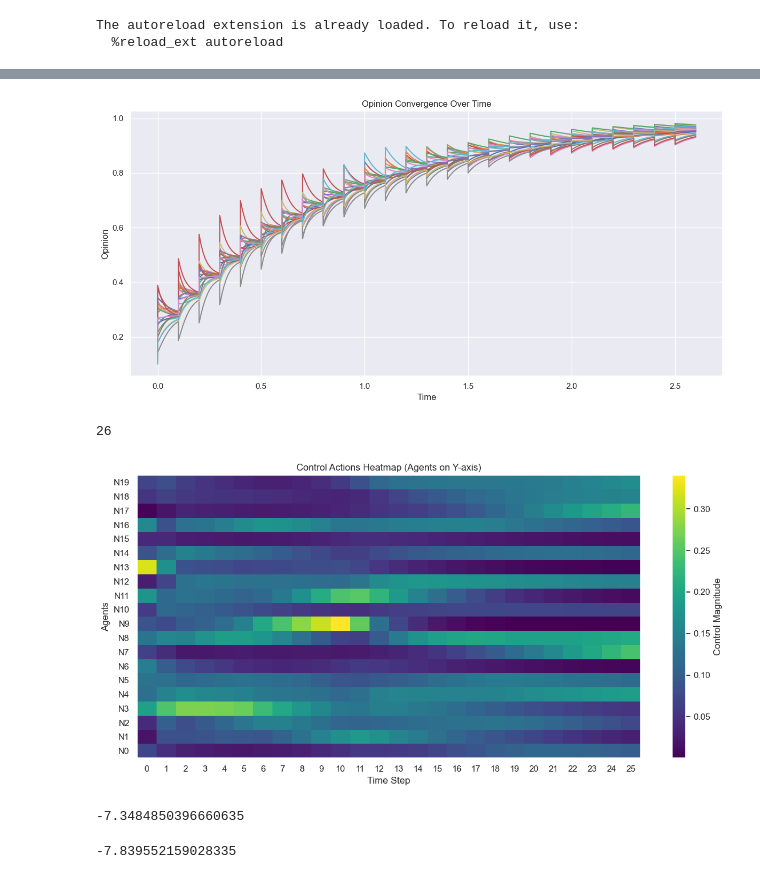
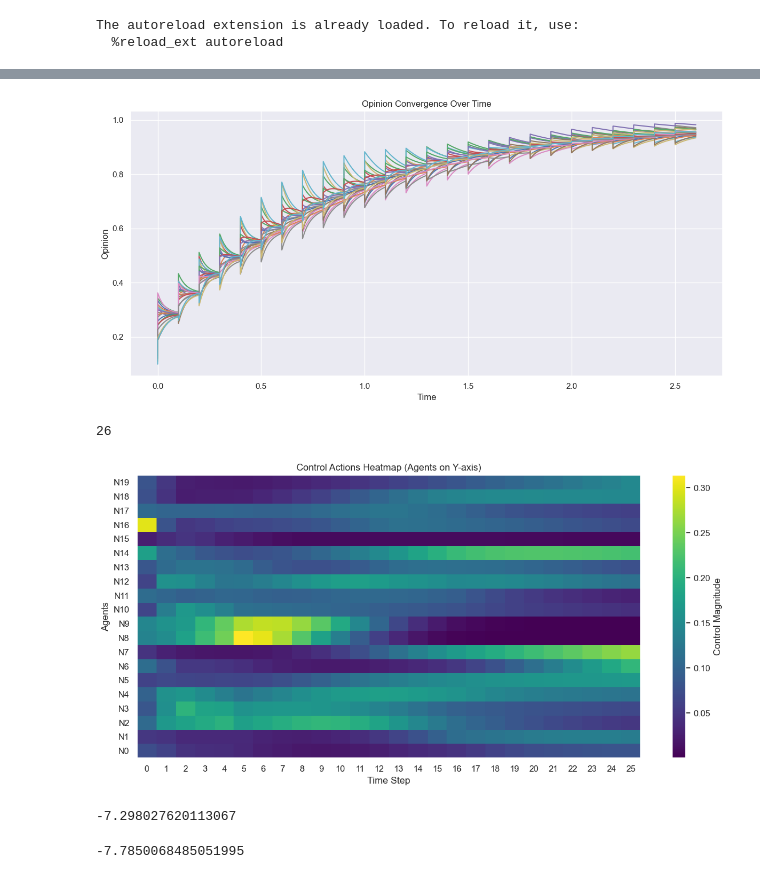
Before and after one commit to mariusdgm/phd-rl-algos, a Jupyter notebook: dqn/opinion_dynamics/experiments/agent_eval.ipynb, the cells around one changed output, grey strips where cells are left out. Cells and saved outputs as stored; diff of their text form; code cells hidden in the pictures.

```diff
--- a/dqn/opinion_dynamics/experiments/agent_eval.ipynb
+++ b/dqn/opinion_dynamics/experiments/agent_eval.ipynb
@@ -134,7 +134,7 @@ def run_policy_agent(agent, max_steps=1000):
 # was a decent run
 # exp_subdir = r"D:\Work\repos\RL\phd-rl-algos\dqn\opinion_dynamics\experiments\results\2025May29-012929_configs\0000_optim.args_.lr_1e-05__agent_params.args_.action_w_noise_amplitude_0.5__agent_params.args_.target_model_update_freq_1000\1"
 
-exp_subdir = r"d:\Work\repos\RL\phd-rl-algos\dqn\opinion_dynamics\experiments\results\2025Jun23-095316_configs\0002_optim.args_.weight_decay_0__optim.args_.betas__0.5__0.999___optim.args_.lr_1e-05\2"
+exp_subdir = r"d:\Work\repos\RL\phd-rl-algos\dqn\opinion_dynamics\experiments\results\2025Jul01-141613_configs\0003_agent_params.args_.target_model_update_freq_5000__agent_params.args_.training_freq_8\2"
 
 agent = instantiate_agent(exp_subdir)
 
@@ -157,5 +157,5 @@ plot_opinions_over_time(interpolated_states, interpolated_times)
 Simulation ended at step 25: done=True, truncated=False
-[figure, old version]
+[figure, new version]
 # %%
 len(actions)
 # %% [output]
@@ -163,7 +163,7 @@ len(actions)
 # %%
 plot_action_heatmap(actions)
 # %% [output]
-[figure, old version]
+[figure, new version]
 # %%
 gamma = 0.99
 total_value = 0
@@ -172,11 +172,11 @@ for i, r in enumerate(rewards):
 
 total_value
 # %% [output]
--7.3484850396660635
+-7.298027620113067
 # %%
 # Add multiple budget levels
 # Retrieve the budget levels used and plug into NAHS control
 # %%
 sum(rewards)
 # %% [output]
--7.839552159028335
+-7.7850068485051995
```
Also changed, not shown: parts of 1 cell of this notebook, 5 other files.
